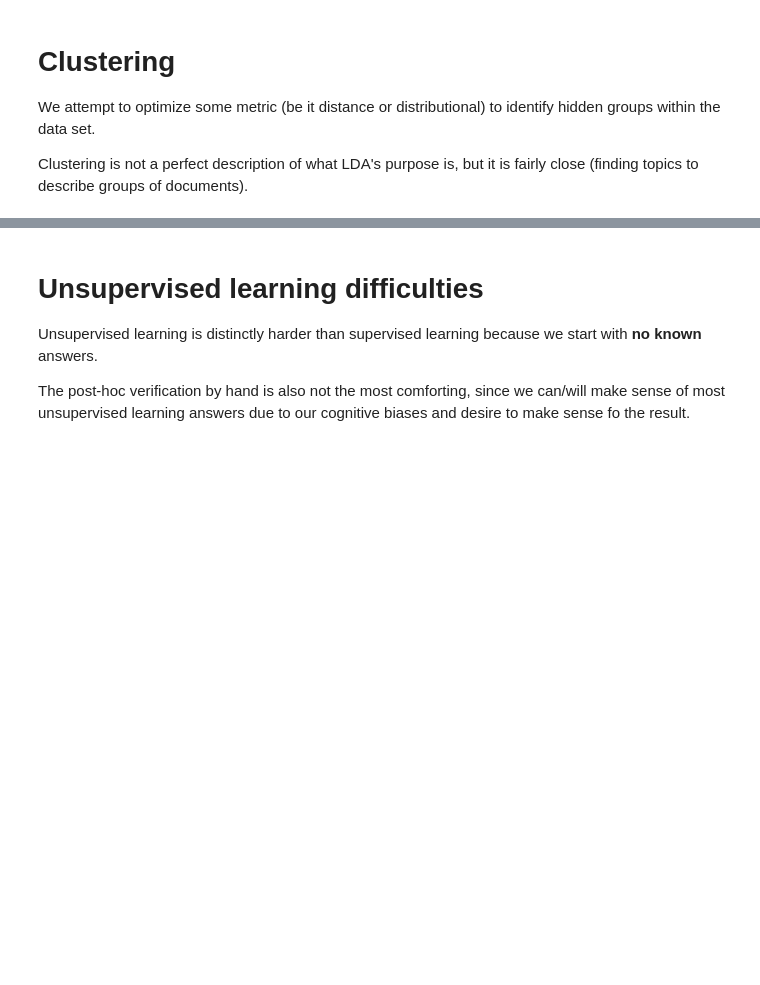
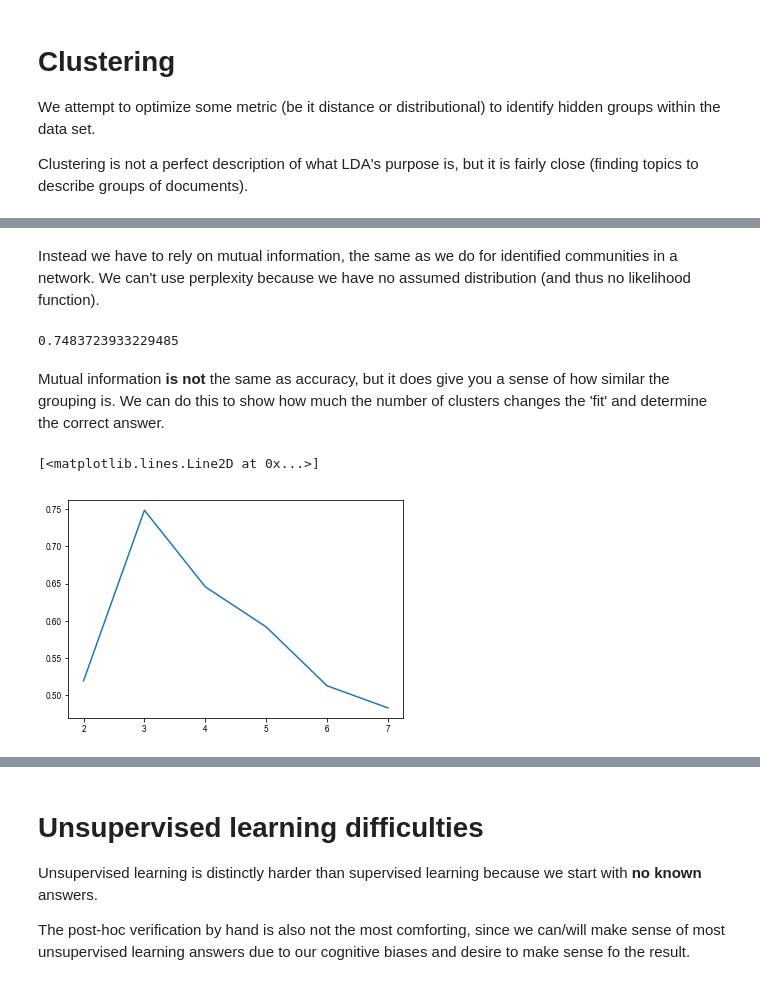
Before and after one commit to adamrpah/CSSMA, a Jupyter notebook: lessons/topic-maps.ipynb, the cells around one changed output, grey strips where cells are left out. Cells and saved outputs as stored; diff of their text form; code cells hidden in the pictures; blank space fills up the shorter version.

```diff
--- a/lessons/topic-maps.ipynb
+++ b/lessons/topic-maps.ipynb
@@ -742,0 +863,6 @@ Clustering is not a perfect description of what LDA's purpose is, but it is fair
+# %%
+from sklearn.cluster import KMeans
+
+kme = KMeans(n_clusters = 3)
+kme.fit(iris.data)
+fitted_answers = kme.labels_
@@ -742,0 +891,2 @@ Clustering is not a perfect description of what LDA's purpose is, but it is fair
+# %%
+kme.fit(iris.data[::-1]).labels_
@@ -742,0 +911,19 @@ Clustering is not a perfect description of what LDA's purpose is, but it is fair
+# %% [markdown]
+Instead we have to rely on mutual information, the same as we do for identified communities in a network. We can't use perplexity because we have no assumed distribution (and thus no likelihood function).
+# %%
+metrics.adjusted_mutual_info_score(fitted_answers, iris.target)
+# %% [output]
+0.7483723933229485
+# %% [markdown]
+Mutual information **is not** the same as accuracy, but it does give you a sense of how similar the grouping is. We can do this to show how much the number of clusters changes the 'fit' and determine the correct answer.
+# %%
+mi = []
+for n in range(2, 8):
+    kme = KMeans(n_clusters = n)
+    temp = kme.fit(iris.data).labels_
+    mi.append(metrics.adjusted_mutual_info_score(temp, iris.target))
+
+plt.plot(list(range(2,8)), mi)
+# %% [output]
+[<matplotlib.lines.Line2D at 0x...>]
+[figure, added]
```
Also changed, not shown: parts of 39 cells of this notebook.
